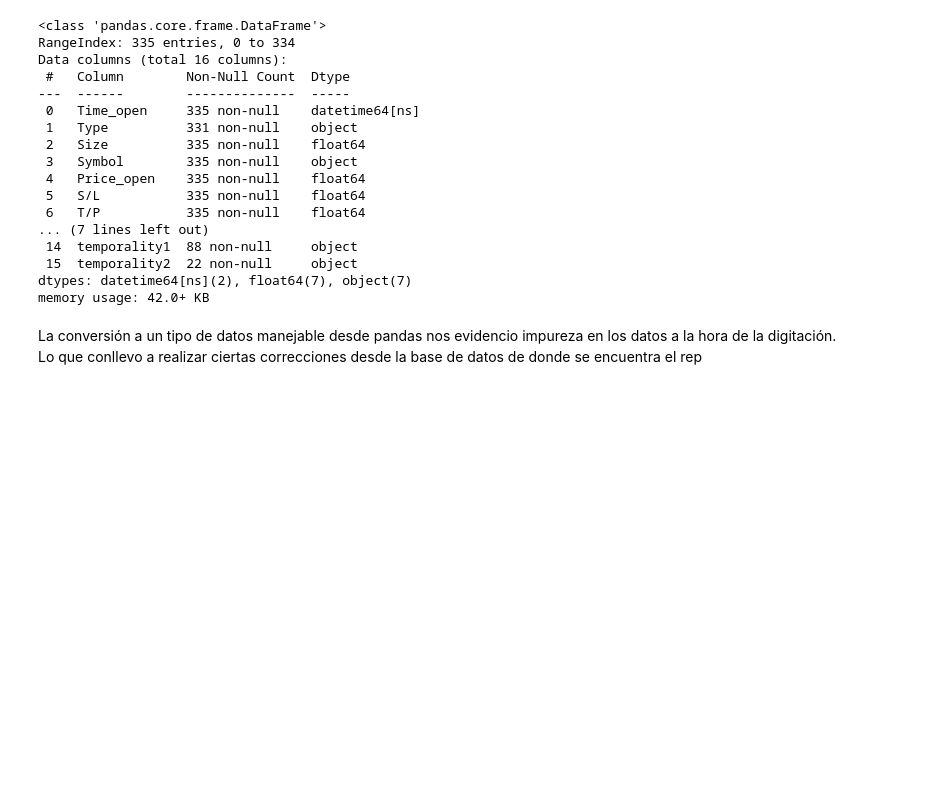
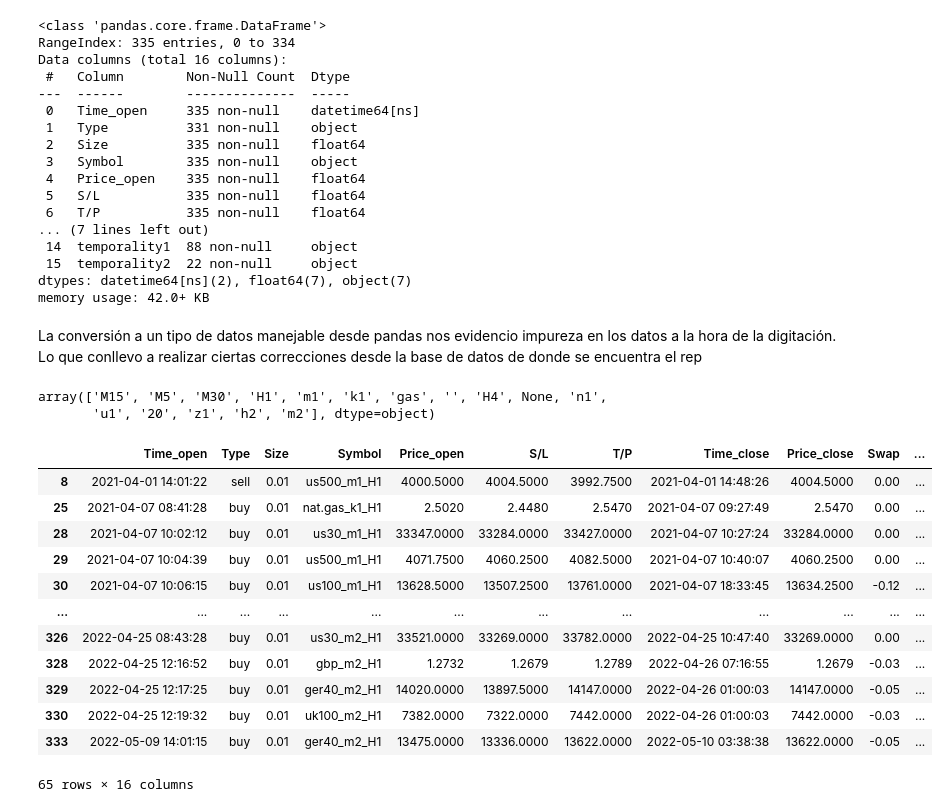
Before and after one commit to AndersonDGueC/data_science_proyects, a Jupyter notebook: data_analytics_trade/data_analysis_trade.ipynb, the cells around one changed output. Drawn from its saved outputs; the diff is of its cells as text; code cells hidden in the pictures; blank space fills up the shorter version.

Commit message:
trying replace temporality0 with temporality1

```diff
--- a/data_analytics_trade/data_analysis_trade.ipynb
+++ b/data_analytics_trade/data_analysis_trade.ipynb
@@ -169,3 +169,10 @@ dtypes: datetime64[ns](2), float64(7), object(7)
 memory usage: 42.0+ KB
 # %% [markdown]
 La conversión a un tipo de datos manejable desde pandas nos evidencio impureza en los datos a la hora de la digitación. Lo que conllevo a realizar ciertas correcciones desde la base de datos de donde se encuentra el rep
+# %%
+dft0['temporality0'].unique()
+# %% [output]
+array(['M15', 'M5', 'M30', 'H1', 'm1', 'k1', 'gas', '', 'H4', None, 'n1',
+       'u1', '20', 'z1', 'h2', 'm2'], dtype=object)
+# %%
+arr_temp0=['m1','k1','n1','u1','z1','h2','m2']
@@ -171,0 +181,24 @@ La conversión a un tipo de datos manejable desde pandas nos evidencio impureza
+# %%
+column_temp1=dft0[dft0['temporality0'].isin(arr_temp0)][['temporality1']]
+#column_temp1
+# %%
+column_aux=column_temp1.copy()
+#column_aux
+# %%
+dft0_aux=dft0[dft0['temporality0'].isin(arr_temp0)].copy()
+dft0_aux['temporality0']=column_aux
+dft0_aux
+# %% [output]
+|  | Time_open | Type | Size | Symbol | Price_open | S/L | T/P | Time_close | Price_close | Swap | ... |
+| 8 | 2021-04-01 14:01:22 | sell | 0.01 | us500_m1_H1 | 4000.5000 | 4004.5000 | 3992.7500 | 2021-04-01 14:48:26 | 4004.5000 | 0.00 | ... |
+| 25 | 2021-04-07 08:41:28 | buy | 0.01 | nat.gas_k1_H1 | 2.5020 | 2.4480 | 2.5470 | 2021-04-07 09:27:49 | 2.5470 | 0.00 | ... |
+| 28 | 2021-04-07 10:02:12 | buy | 0.01 | us30_m1_H1 | 33347.0000 | 33284.0000 | 33427.0000 | 2021-04-07 10:27:24 | 33284.0000 | 0.00 | ... |
+| 29 | 2021-04-07 10:04:39 | buy | 0.01 | us500_m1_H1 | 4071.7500 | 4060.2500 | 4082.5000 | 2021-04-07 10:40:07 | 4060.2500 | 0.00 | ... |
+| 30 | 2021-04-07 10:06:15 | buy | 0.01 | us100_m1_H1 | 13628.5000 | 13507.2500 | 13761.0000 | 2021-04-07 18:33:45 | 13634.2500 | -0.12 | ... |
+| ... | ... | ... | ... | ... | ... | ... | ... | ... | ... | ... | ... |
+| 326 | 2022-04-25 08:43:28 | buy | 0.01 | us30_m2_H1 | 33521.0000 | 33269.0000 | 33782.0000 | 2022-04-25 10:47:40 | 33269.0000 | 0.00 | ... |
+| 328 | 2022-04-25 12:16:52 | buy | 0.01 | gbp_m2_H1 | 1.2732 | 1.2679 | 1.2789 | 2022-04-26 07:16:55 | 1.2679 | -0.03 | ... |
+| 329 | 2022-04-25 12:17:25 | buy | 0.01 | ger40_m2_H1 | 14020.0000 | 13897.5000 | 14147.0000 | 2022-04-26 01:00:03 | 14147.0000 | -0.05 | ... |
+| 330 | 2022-04-25 12:19:32 | buy | 0.01 | uk100_m2_H1 | 7382.0000 | 7322.0000 | 7442.0000 | 2022-04-26 01:00:03 | 7442.0000 | -0.03 | ... |
+| 333 | 2022-05-09 14:01:15 | buy | 0.01 | ger40_m2_H1 | 13475.0000 | 13336.0000 | 13622.0000 | 2022-05-10 03:38:38 | 13622.0000 | -0.05 | ... |
+65 rows × 16 columns
```
Also changed, not shown: parts of 4 cells of this notebook.
